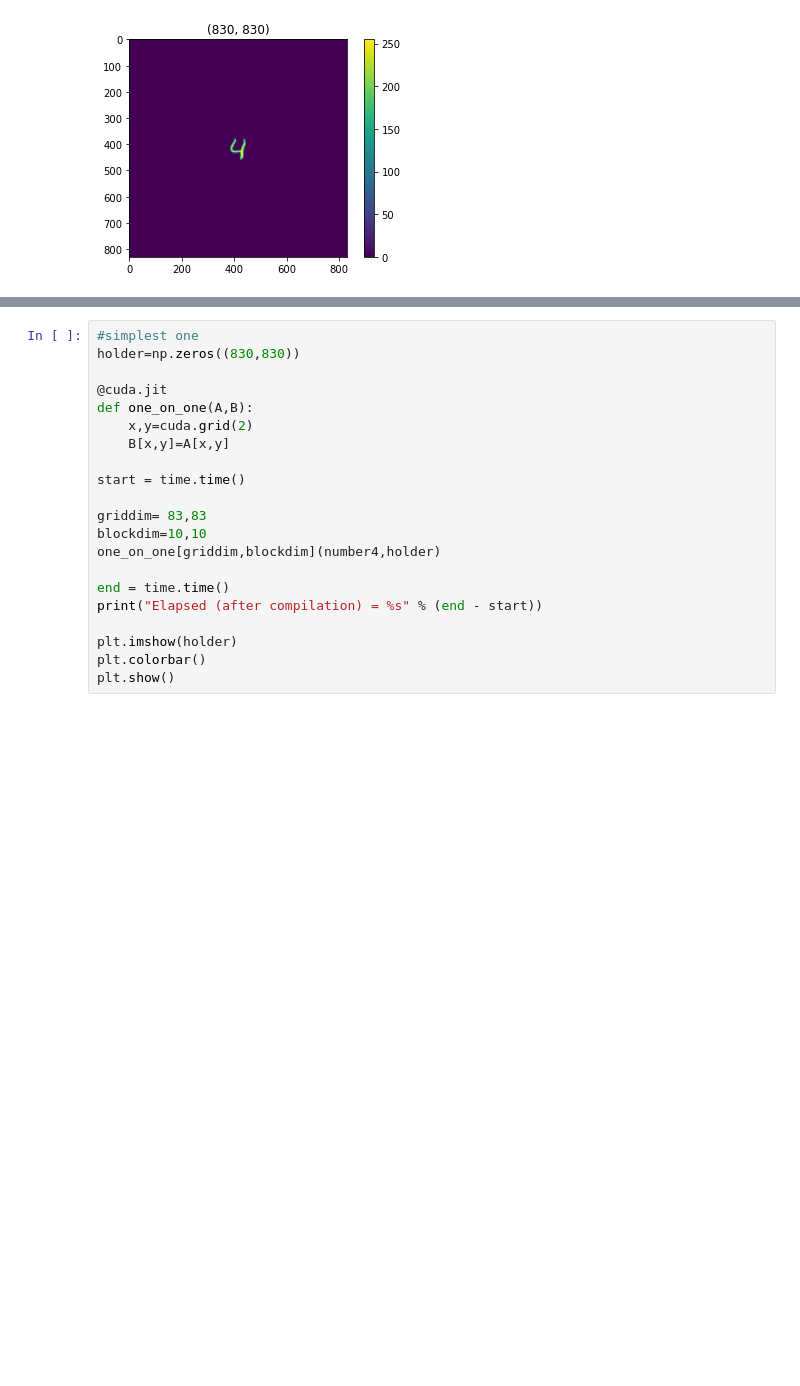
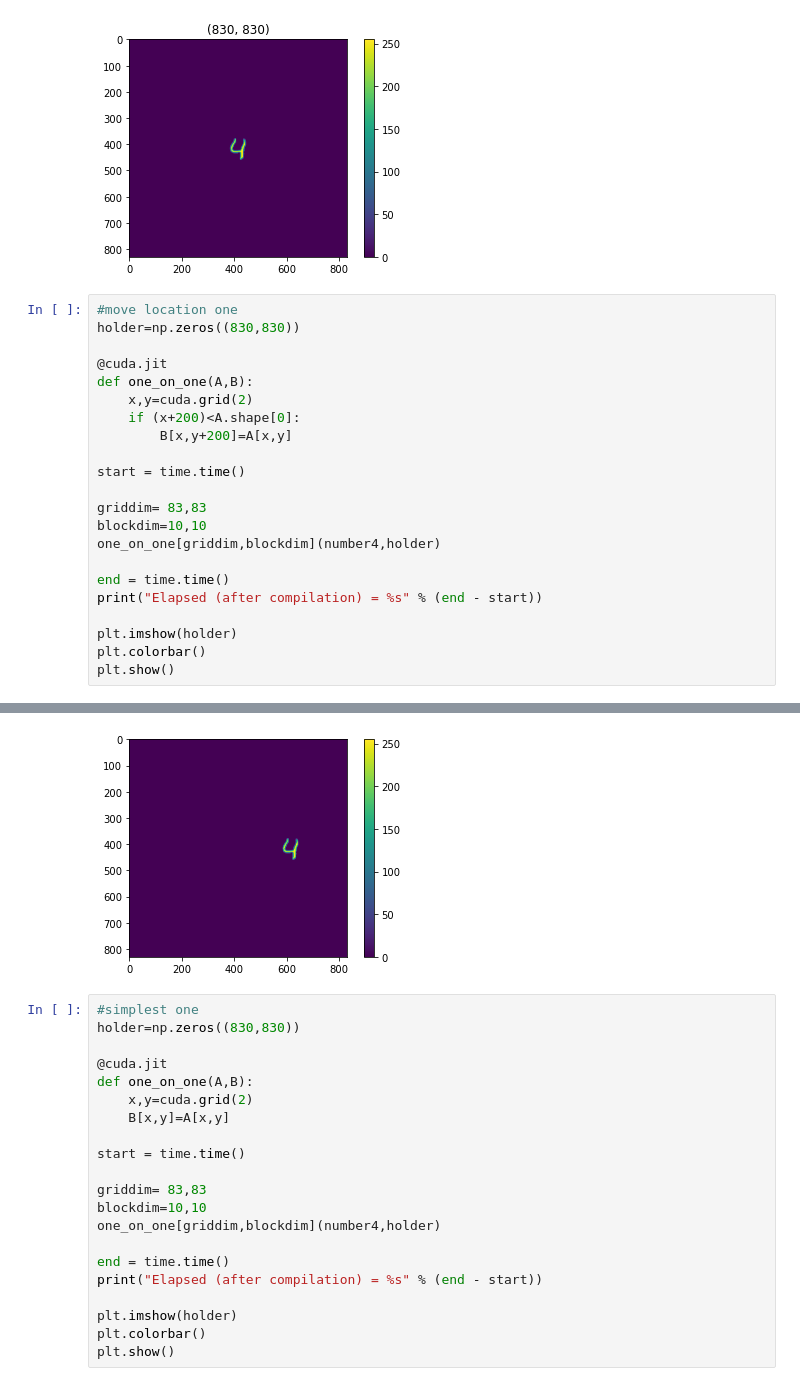
Before and after one commit to Sorger-Lab/4F-system, a Jupyter notebook: Super Ray Tracing by GPU/testing.ipynb, the cells around one changed output, grey strips where cells are left out. Drawn from its saved outputs; the diff is of its cells as text; blank space fills up the shorter version.

```diff
--- a/Super Ray Tracing by GPU/testing.ipynb
+++ b/Super Ray Tracing by GPU/testing.ipynb
@@ -14,3 +14,26 @@ plt.colorbar()
 plt.show()
 # %% [output]
 [figure]
+# %%
+#move location one
+holder=np.zeros((830,830))
+
+@cuda.jit
+def one_on_one(A,B):
+    x,y=cuda.grid(2)
+    if (x+200)<A.shape[0]:
+        B[x,y+200]=A[x,y]
+
+start = time.time()
+
+griddim= 83,83
+blockdim=10,10
+one_on_one[griddim,blockdim](number4,holder)
+
+end = time.time()
+print("Elapsed (after compilation) = %s" % (end - start))
+
+plt.imshow(holder)
+plt.colorbar()
+plt.show()
+# %% [output]
@@ -17,3 +41,4 @@ plt.show()
+[figure, added]
 # %%
 #simplest one
 holder=np.zeros((830,830))
```
Also changed, not shown: parts of 12 cells of this notebook, 1 other file.
